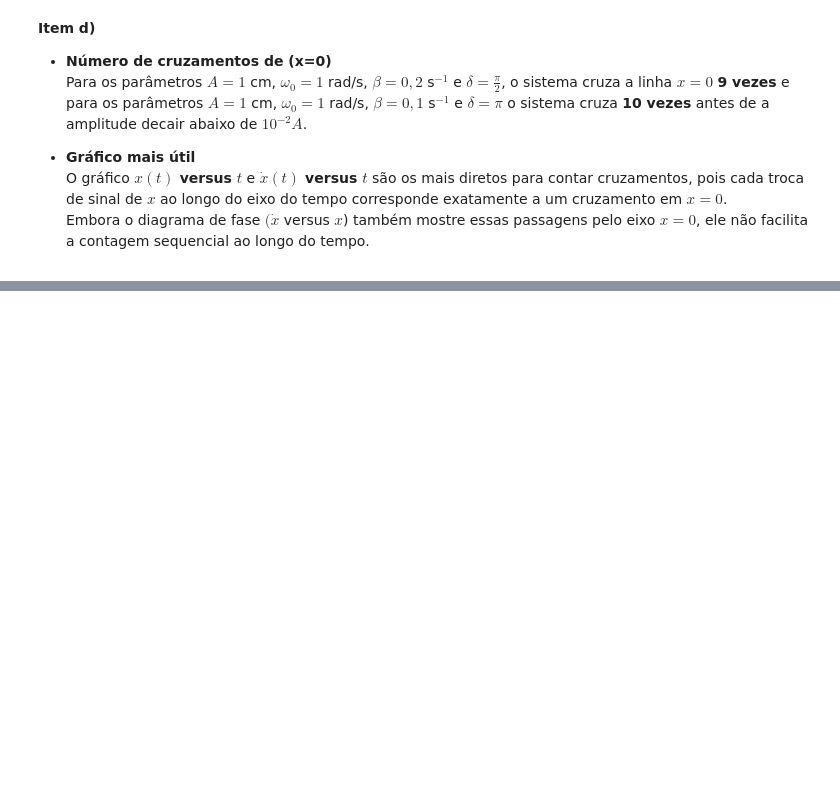
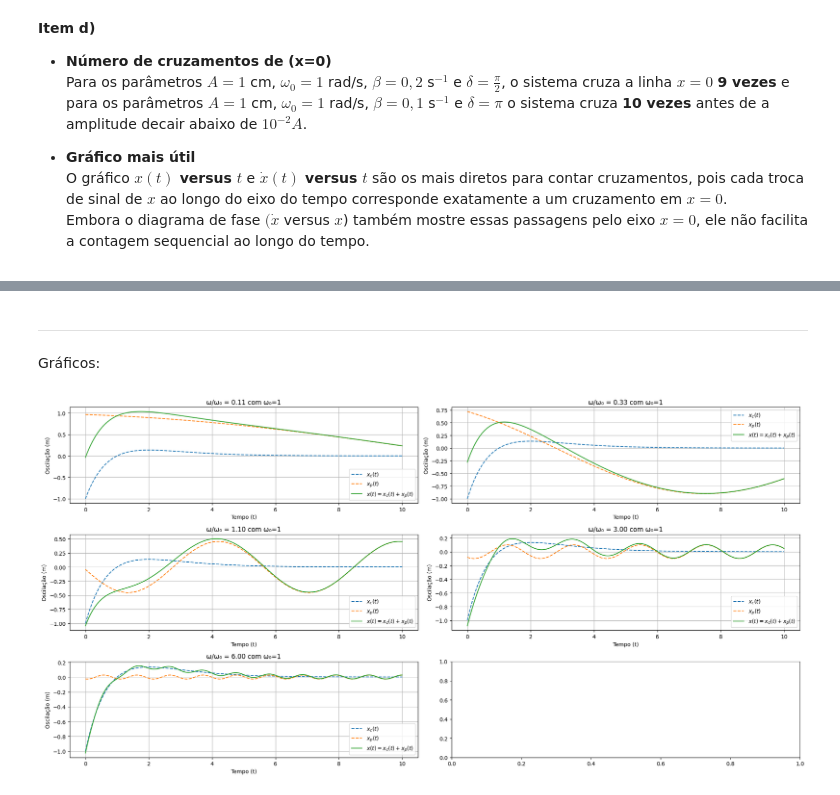
Before and after one commit to ylaksl/lista_num_mecanica, a Jupyter notebook: Problemas numericos_mec classica.ipynb, the cells around one changed output, grey strips where cells are left out. Cells and saved outputs as stored; diff of their text form; code cells hidden in the pictures; blank space fills up the shorter version.

```diff
--- a/Problemas numericos_mec classica.ipynb
+++ b/Problemas numericos_mec classica.ipynb
@@ -1348,0 +1396,12 @@ plt.show()
+# %%
+#Constantes
+beta = 1
+k = 1
+m = 1
+
+A = -1
+B = 1
+delta = 0
+
+def x_c(t):
+    return (A+B*t)*np.exp(-beta*t)
@@ -1348,0 +1418,37 @@ plt.show()
+# %%
+omega0 = np.sqrt(k/m)
+omegas = np.array([1/9, 1/3, 1.1, 3, 6], float)
+
+def x_p(t, omega):
+    delta = np.arctan2(2*beta*omega, 1 - omega**2)
+    A = 1
+    return ((A)/(np.sqrt((1-omega**2)**2 +4*omega**2*beta**2 )))*(np.cos(omega*t + delta))
+# %% [markdown]
+---
+
+Gráficos:
+# %%
+tempos = np.linspace(0,10,200)
+
+fig, axes = plt.subplots(3, 2, figsize=(20, 10))
+axes = axes.flatten()  # transforma a matriz 3x2 em um array 1D para facilitar a iteração
+
+for i, omega in enumerate(omegas):
+    xc_points = x_c(tempos)
+    xp_points = x_p(tempos, omega)
+
+
+    ax = axes[i]
+    ax.plot(tempos, xc_points, '--',label = r'$x_c(t)$')
+    ax.plot(tempos, xp_points, '--',label = r'$x_p(t)$')
+    ax.plot(tempos, xp_points+xc_points, label = r'$x(t) = x_c(t) + x_p(t)$')
+    ax.set_title(f'ω/ω₀ = {omega:.2f} com ω₀=1')
+    ax.set_xlabel('Tempo (t)')
+    ax.set_ylabel('Oscilação (m)')
+    ax.grid()
+    ax.legend()
+
+plt.tight_layout()
+plt.show()
+# %% [output]
+[figure, added]
```
Also changed, not shown: parts of 120 cells of this notebook.
